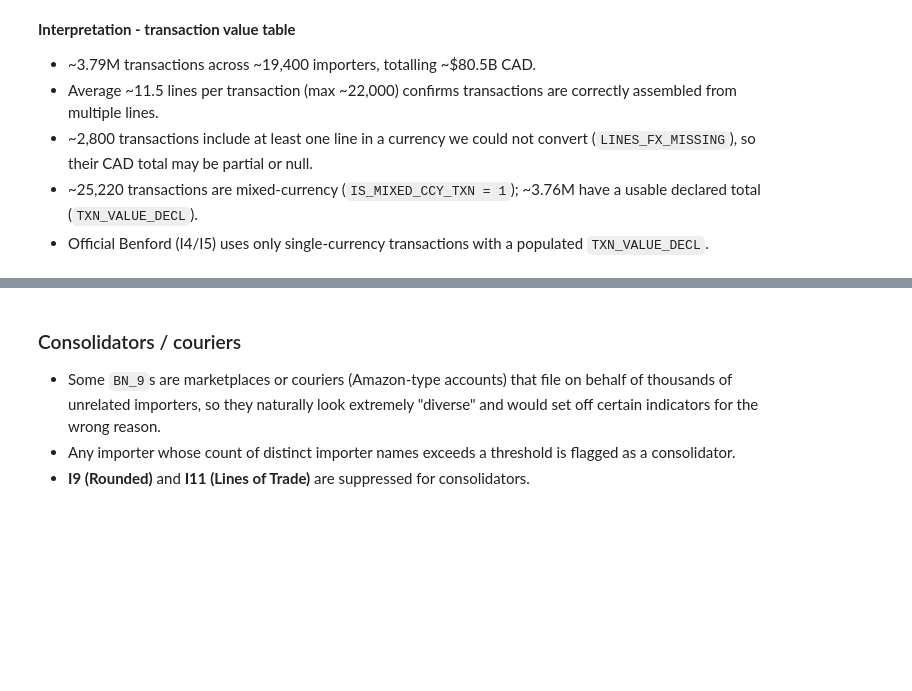
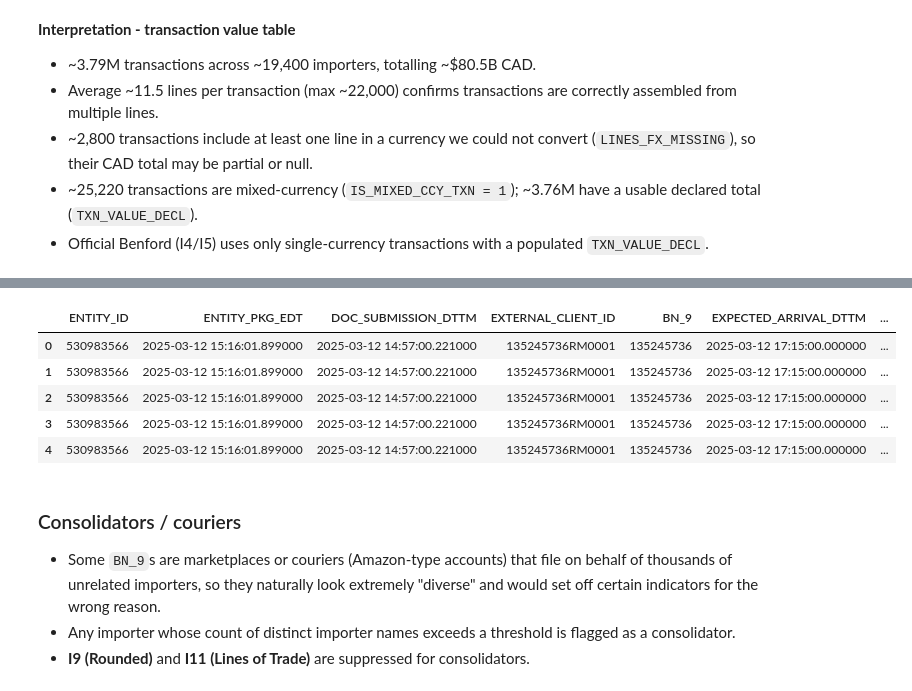
Before and after one commit to Daolaiya/cbsa-nri, a Jupyter notebook: NRI_2_TBML.ipynb, the cells around one changed output, grey strips where cells are left out. Saved outputs shown, nothing was run; the diff lists cells and outputs as text; code cells hidden in the pictures; blank space fills up the shorter version.

```diff
--- a/NRI_2_TBML.ipynb
+++ b/NRI_2_TBML.ipynb
@@ -531,3 +597,19 @@ display_full(format_specific_columns(idadb.ida_query(q), ["TXN_VALUE_CAD", "TXN_
+# %%
+q = f"""
+SELECT *
+FROM {SOURCE_TABLE} s
+WHERE s.PRICE_VAL_TOTAL IS NULL OR TRIM(s.PRICE_VAL_TOTAL) IN ('', 'NULL')
+LIMIT 5;
+"""
+query = idadb.ida_query(q)
+display_full(query)
+# %% [output]
+|  | ENTITY_ID | ENTITY_PKG_EDT | DOC_SUBMISSION_DTTM | EXTERNAL_CLIENT_ID | BN_9 | EXPECTED_ARRIVAL_DTTM | ... |
+| 0 | 530983566 | 2025-03-12 15:16:01.899000 | 2025-03-12 14:57:00.221000 | 135245736RM0001 | 135245736 | 2025-03-12 17:15:00.000000 | ... |
+| 1 | 530983566 | 2025-03-12 15:16:01.899000 | 2025-03-12 14:57:00.221000 | 135245736RM0001 | 135245736 | 2025-03-12 17:15:00.000000 | ... |
+| 2 | 530983566 | 2025-03-12 15:16:01.899000 | 2025-03-12 14:57:00.221000 | 135245736RM0001 | 135245736 | 2025-03-12 17:15:00.000000 | ... |
+| 3 | 530983566 | 2025-03-12 15:16:01.899000 | 2025-03-12 14:57:00.221000 | 135245736RM0001 | 135245736 | 2025-03-12 17:15:00.000000 | ... |
+| 4 | 530983566 | 2025-03-12 15:16:01.899000 | 2025-03-12 14:57:00.221000 | 135245736RM0001 | 135245736 | 2025-03-12 17:15:00.000000 | ... |
 # %% [markdown]
 ### Consolidators / couriers
 - Some `BN_9`s are marketplaces or couriers (Amazon-type accounts) that file on behalf of thousands of unrelated importers, so they naturally look extremely "diverse" and would set off certain indicators for the wrong reason.
```
Also changed, not shown: parts of 14 cells of this notebook.
